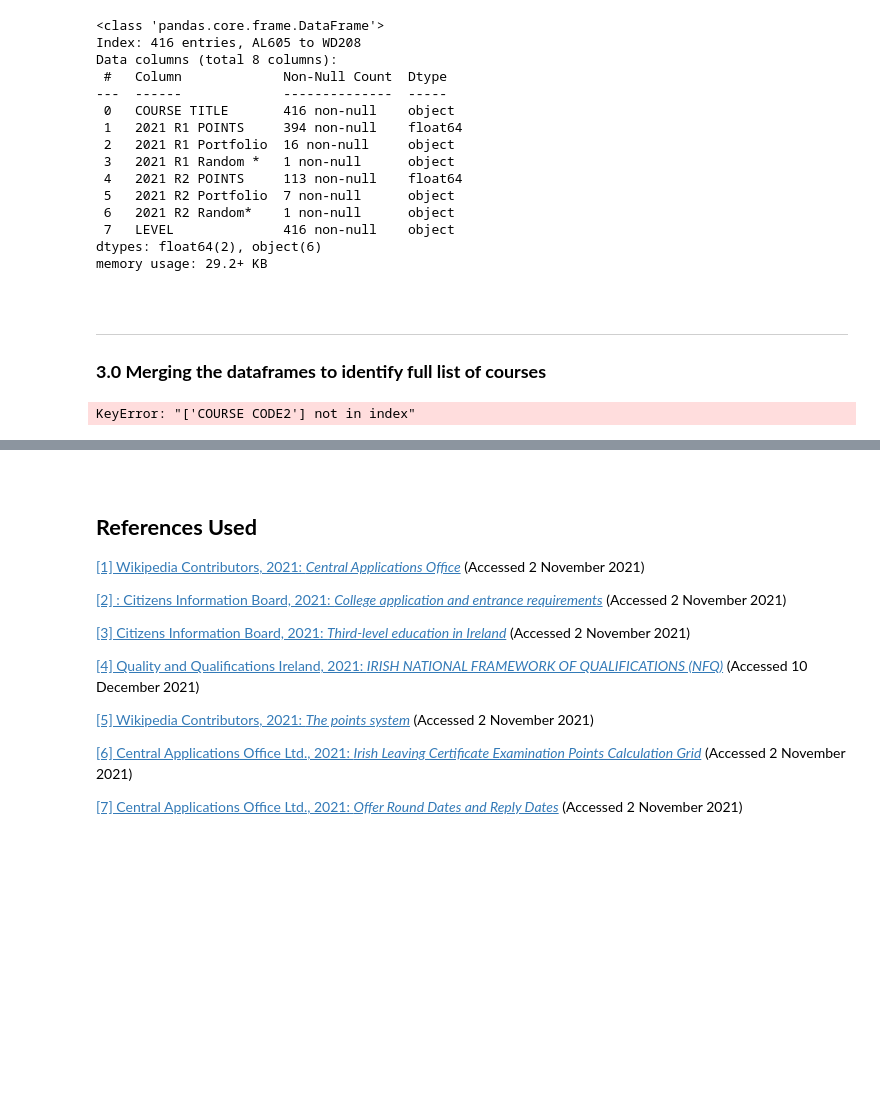
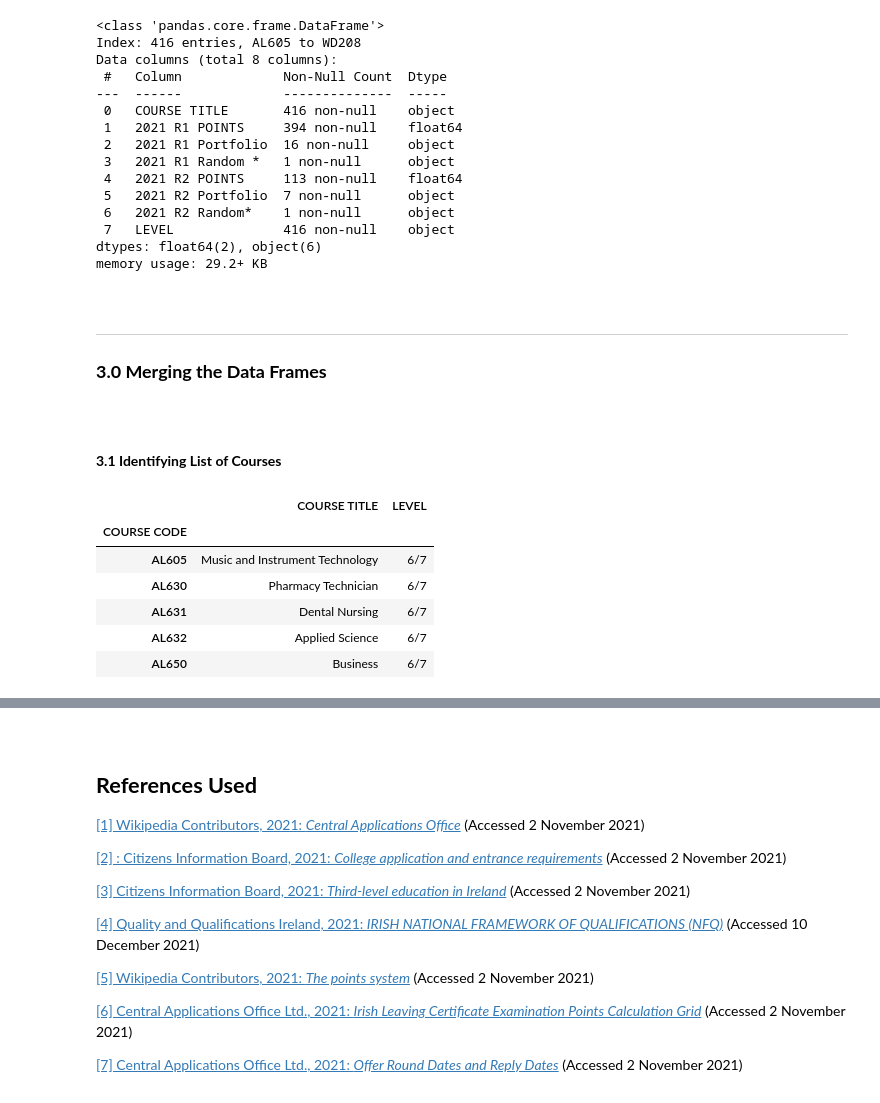
Before and after one commit to ssteffens/fundamentals-data-analysis-assessment, a Jupyter notebook: cao.ipynb, the cells around one changed output, grey strips where cells are left out. Saved outputs shown, nothing was run; the diff lists cells and outputs as text; code cells hidden in the pictures; blank space fills up the shorter version.

```diff
--- a/cao.ipynb
+++ b/cao.ipynb
@@ -1106,15 +1106,28 @@ memory usage: 29.2+ KB
 
 ***
 
-<a id= 'part2.2.3'></a>
-### **3.0 Merging the dataframes to identify full list of courses**
+<a id= 'part3'></a>
+### **3.0 Merging the Data Frames**
+# %% [markdown]
+<br>
+
+<a id= 'part3.1'></a>
+#### **3.1 Identifying List of Courses**
 # %%
-# Extract Course Codes only
-
-courses2021_8 = df2021_8[['COURSE CODE2', 'COURSE TITLE']]
-courses2021_67 = df2021_67[['COURSE CODE2', 'COURSE TITLE']]
-courses2020 = df2020[['COURSE CODE2', 'COURSE TITLE']]
+# Extract Course Codes, Course Title and Level only
+courses2021_8 = df2021_8[['COURSE TITLE', 'LEVEL']]
+courses2021_67 = df2021_67[['COURSE TITLE', 'LEVEL']]
+courses2020 = df2020[['COURSE TITLE', 'LEVEL']]
+courses2019_8 = df2019_8[['COURSE TITLE', 'LEVEL']]
+courses2019_67 = df2019_67[['COURSE TITLE', 'LEVEL']]
-# %% [output]
-KeyError: "['COURSE CODE2'] not in index"
 # %%
-courses2021_67
+# View example to check
+courses2021_67.head()
+# %% [output]
+|  | COURSE TITLE | LEVEL |
+| COURSE CODE |  |  |
+| AL605 | Music and Instrument Technology | 6/7 |
+| AL630 | Pharmacy Technician | 6/7 |
+| AL631 | Dental Nursing | 6/7 |
+| AL632 | Applied Science | 6/7 |
+| AL650 | Business | 6/7 |
```
Also changed, not shown: parts of 12 cells of this notebook, 20 other files.
